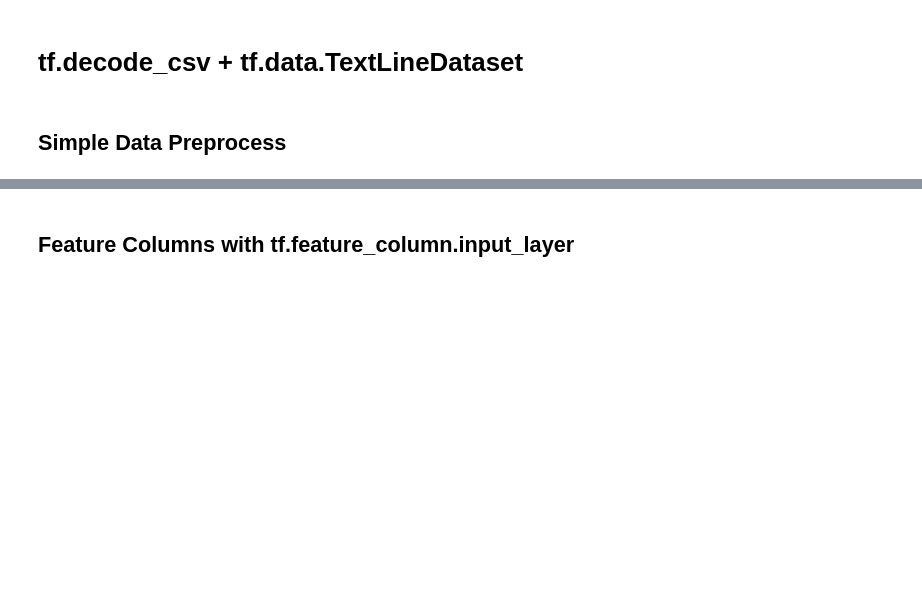
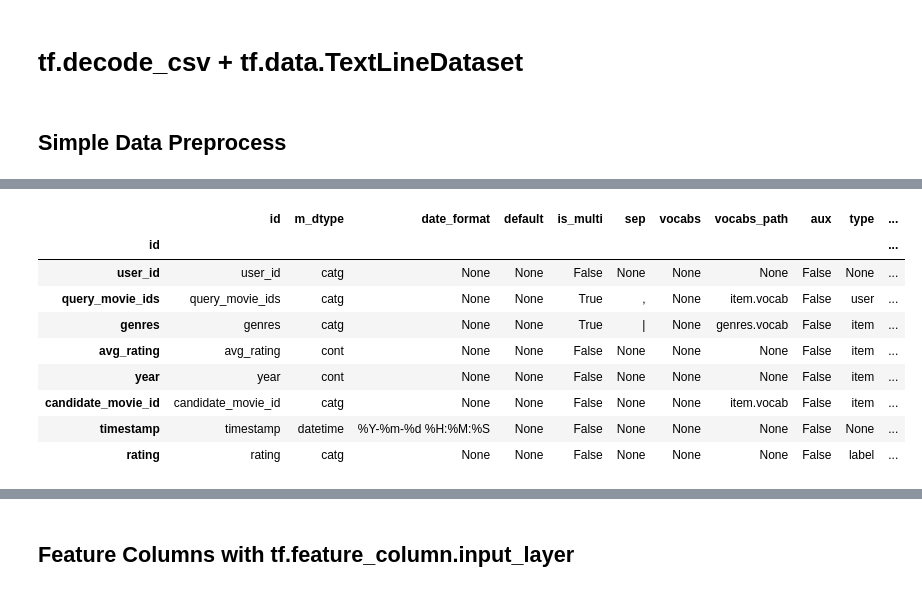
Before and after one commit to GaryChenCloudMile/recomm_prod, a Jupyter notebook: reco_mf_dnn/preproc.ipynb, the cells around one changed output, grey strips where cells are left out. Saved outputs shown, nothing was run; the diff lists cells and outputs as text; code cells hidden in the pictures; blank space fills up the shorter version.

```diff
--- a/reco_mf_dnn/preproc.ipynb
+++ b/reco_mf_dnn/preproc.ipynb
@@ -113,0 +124,8 @@ Wall time: 2.91 s
+# %%
+utils = reload('utils.utils')
+reco = reload('reco_mf_dnn.reco_mf_dnn_flex_shema')
+
+schema = reco.Schema(conf_path='./movielens.yaml',
+                     parsed_conf_path='./parsed.yaml',
+                     raw_paths=['./tr.raw.movielens.csv', './te.raw.movielens.csv']).init()
+schema.col_states_
@@ -113,0 +149,13 @@ Wall time: 2.91 s
+# %%
+schema.df_conf_
+# %% [output]
+|  | id | m_dtype | date_format | default | is_multi | sep | vocabs | vocabs_path | aux | type | ... |
+| id |  |  |  |  |  |  |  |  |  |  | ... |
+| user_id | user_id | catg | None | None | False | None | None | None | False | None | ... |
+| query_movie_ids | query_movie_ids | catg | None | None | True | , | None | item.vocab | False | user | ... |
+| genres | genres | catg | None | None | True | | | None | genres.vocab | False | item | ... |
+| avg_rating | avg_rating | cont | None | None | False | None | None | None | False | item | ... |
+| year | year | cont | None | None | False | None | None | None | False | item | ... |
+| candidate_movie_id | candidate_movie_id | catg | None | None | False | None | None | item.vocab | False | item | ... |
+| timestamp | timestamp | datetime | %Y-%m-%d %H:%M:%S | None | False | None | None | None | False | None | ... |
+| rating | rating | catg | None | None | False | None | None | None | False | label | ... |
```
Also changed, not shown: parts of 16 cells of this notebook, 3 other files.
